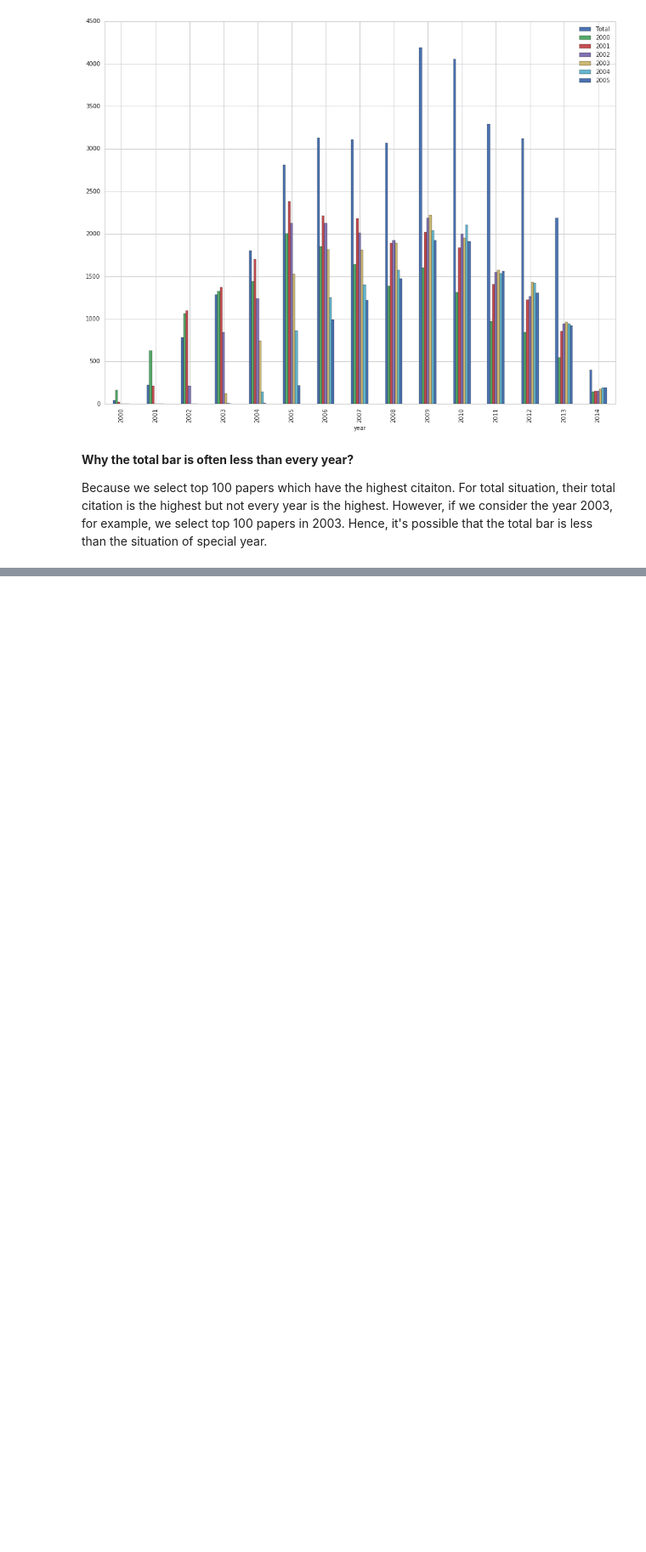
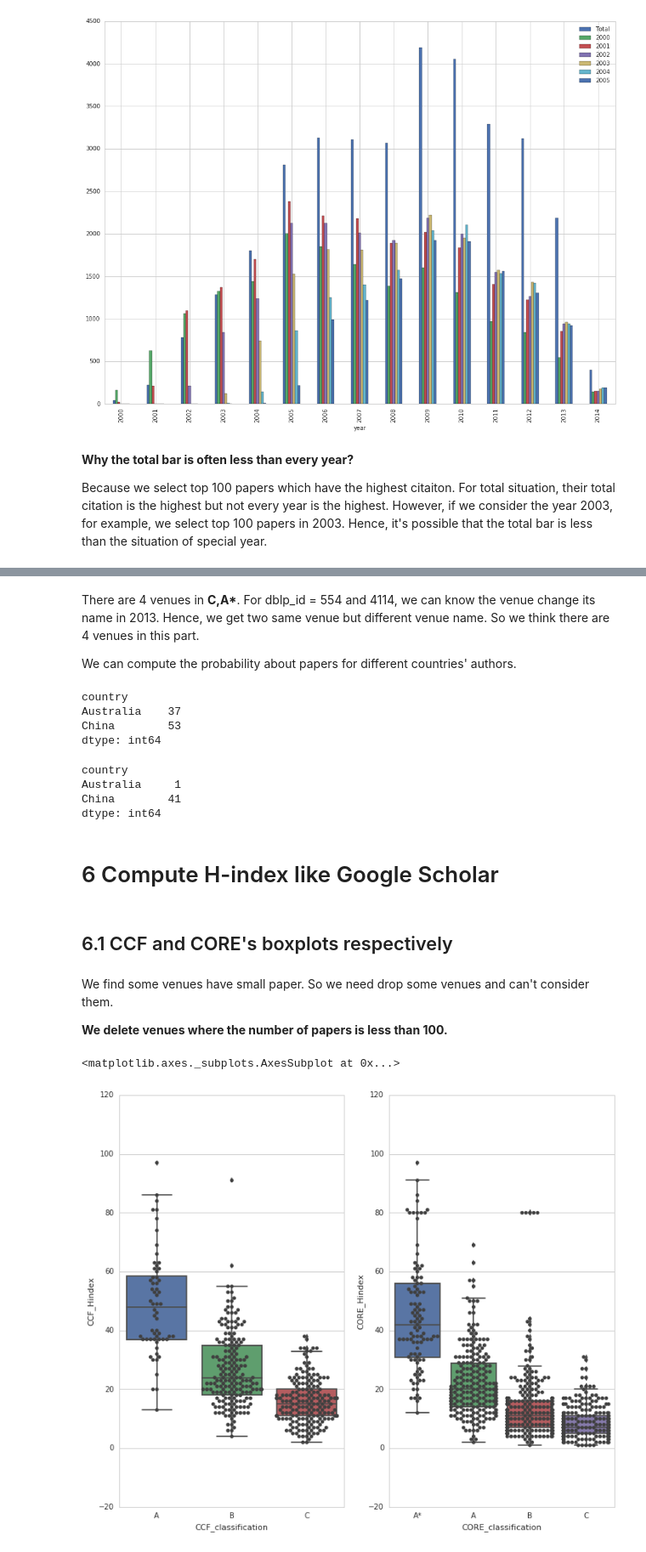
Before and after one commit to Jingfei-Han/citation_prediction, a Jupyter notebook: aminer_gai/myanalysis.ipynb, the cells around one changed output, grey strips where cells are left out. Shown at 85% size. Drawn from its saved outputs; the diff is of its cells as text; code cells hidden in the pictures; blank space fills up the shorter version.

```diff
--- a/aminer_gai/myanalysis.ipynb
+++ b/aminer_gai/myanalysis.ipynb
@@ -718,0 +725,13 @@ Because we select top 100 papers which have the highest citaiton. For total situ
+# %%
+df_ccf = get_ccf(conn)
+df_dblp2ccf = get_dblp2ccf(conn)
+df_core = get_core(conn)
+df_dblp2core = get_dblp2core(conn)
+# %%
+df_ccf_tmp = pd.merge(df_ccf, df_dblp2ccf, left_on='CCF_id', right_on='ccf_CCF_id')
+df_core_tmp = pd.merge(df_core, df_dblp2core, left_on='CORE_id', right_on='core_CORE_id')
+df_tmp = pd.merge(df_ccf_tmp, df_core_tmp, left_on = 'dblp_dblp_id', right_on='dblp_dblp_id', how='outer')
+df_tmp = df_tmp[df_tmp['dblp_dblp_id'] < 999999999]
+df_combine = df_tmp[['dblp_dblp_id', 'CCF_id', 'CORE_id', 'CCF_dblpname', 'CORE_dblpname', 'computercategory_computerCategory_id', 'CCF_type', 'CCF_classification', 'CORE_classification']]
+df_combine.columns = ['dblp_id', 'CCF_id', 'CORE_id', 'CCF_dblpname', 'CORE_dblpname', 'computerCategory', 'type', 'CCF_classification', 'CORE_classification']
+#df_combine = df_combine.drop_duplicates(['dblpname'])
@@ -718,0 +760,47 @@ Because we select top 100 papers which have the highest citaiton. For total situ
+# %% [markdown]
+There are 4 venues in **C,A\***. For dblp_id = 554 and 4114, we can know the venue change its name in 2013. Hence, we get two same venue but different venue name. So we think there are 4 venues in this part.
+
+We can compute the probability about papers for different countries' authors.
+# %%
+df_WSDM = df_paper[df_paper['CCF_id']== 559]
+
+df_WSDM_country = df_WSDM[df_WSDM.country.notnull()]
+
+df_WSDM_country.groupby(['country']).size()
+
+#df_WSDM_country[df_WSDM_country['country']=='Australia']
+
+#df_WSDM_country[df_WSDM_country['country']=='China']
+# %% [output]
+country
+Australia    37
+China        53
+dtype: int64
+# %%
+df_INFOCOM =  df_paper[df_paper['CCF_id']== 103]
+
+df_INFOCOM_country = df_INFOCOM[df_INFOCOM.country.notnull()]
+
+df_INFOCOM_country.groupby(['country']).size()
+
+#df_WSDM_country[df_WSDM_country['country']=='Australia']
+
+#df_WSDM_country[df_WSDM_country['country']=='China']
+# %% [output]
+country
+Australia     1
+China        41
+dtype: int64
+# %% [markdown]
+# 6 Compute H-index like Google Scholar
+# %% [markdown]
+## 6.1 CCF and CORE's boxplots respectively
+# %%
+df_paper_raw = get_paper(conn)
+df_venue = get_venue(conn)
+
+df_paper_tmp = pd.merge(df_paper_raw, df_venue, left_on = 'venue_venue_id', right_on='venue_id')
+# %% [markdown]
+We find some venues have small paper. So we need drop some venues and can't consider them.
+
+**We delete venues where the number of papers is less than 100.**
@@ -718,0 +842,14 @@ Because we select top 100 papers which have the highest citaiton. For total situ
+# %%
+df_ccf_H_Index = get_venue_Hindex(df_paper_tmp, df_ccf_tmp, prefix="CCF")
+df_core_H_Index = get_venue_Hindex(df_paper_tmp, df_core_tmp, prefix="CORE")
+# %%
+fig, axes = plt.subplots(1,2)
+fig.set_size_inches(12, 10)
+sns.boxplot(x='CCF_classification', y='CCF_Hindex', data=df_ccf_H_Index, ax=axes[0])
+sns.swarmplot(x="CCF_classification", y="CCF_Hindex", data=df_ccf_H_Index, color=".25", ax=axes[0])
+
+sns.boxplot(x='CORE_classification', y='CORE_Hindex', data=df_core_H_Index, order=['A*', 'A', 'B', 'C'], ax=axes[1])
+sns.swarmplot(x="CORE_classification", y="CORE_Hindex", data=df_core_H_Index, color=".25", order=['A*', 'A', 'B', 'C'], ax=axes[1])
+# %% [output]
+<matplotlib.axes._subplots.AxesSubplot at 0x...>
+[figure, added]
```
Also changed, not shown: parts of 17 cells of this notebook, 1 other file.
